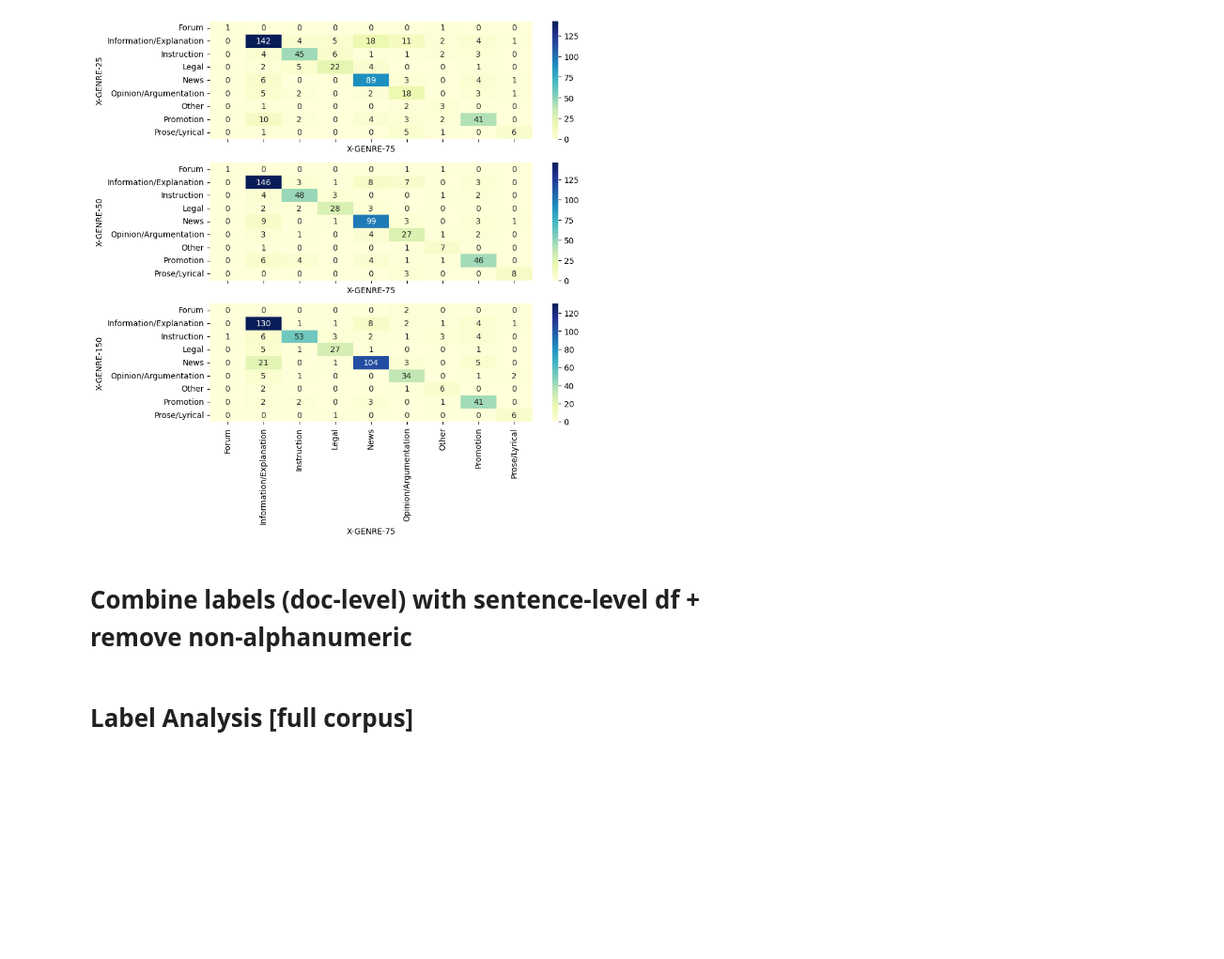
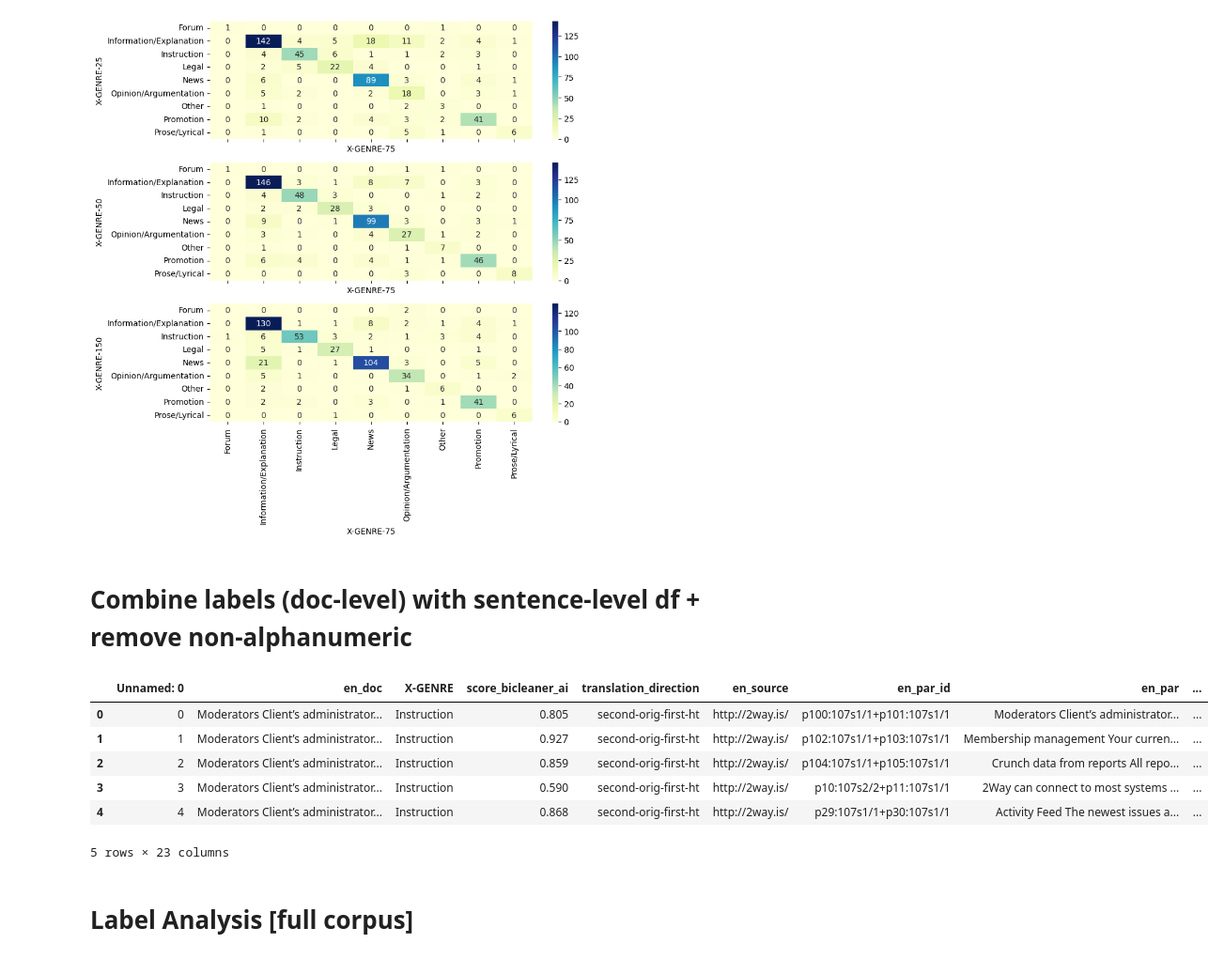
Before and after one commit to Malina03/Genre-enabled-NMT, a Jupyter notebook: analysis.ipynb, the cells around one changed output. Shown at 94% size. Saved outputs shown, nothing was run; the diff lists cells and outputs as text; code cells hidden in the pictures; blank space fills up the shorter version.

```diff
--- a/analysis.ipynb
+++ b/analysis.ipynb
@@ -217,5 +337,15 @@ data = pd.merge(doc_labels, data, on="en_doc")
 # remove Unnamed: 0 column
 data = data.drop(columns=["Unnamed: 0"])
 data.to_csv("data/Macocu-is-en-sent-doc-labelled.csv", sep="\t")
+# %%
+doc_data.head()
+# %% [output]
+|  | Unnamed: 0 | en_doc | X-GENRE | score_bicleaner_ai | translation_direction | en_source | en_par_id | en_par | ... |
+| 0 | 0 | Moderators Client’s administrator... | Instruction | 0.805 | second-orig-first-ht | http://2way.is/ | p100:107s1/1+p101:107s1/1 | Moderators Client’s administrator... | ... |
+| 1 | 1 | Moderators Client’s administrator... | Instruction | 0.927 | second-orig-first-ht | http://2way.is/ | p102:107s1/1+p103:107s1/1 | Membership management Your curren... | ... |
+| 2 | 2 | Moderators Client’s administrator... | Instruction | 0.859 | second-orig-first-ht | http://2way.is/ | p104:107s1/1+p105:107s1/1 | Crunch data from reports All repo... | ... |
+| 3 | 3 | Moderators Client’s administrator... | Instruction | 0.590 | second-orig-first-ht | http://2way.is/ | p10:107s2/2+p11:107s1/1 | 2Way can connect to most systems ... | ... |
+| 4 | 4 | Moderators Client’s administrator... | Instruction | 0.868 | second-orig-first-ht | http://2way.is/ | p29:107s1/1+p30:107s1/1 | Activity Feed The newest issues a... | ... |
+5 rows × 23 columns
 # %% [markdown]
 # Label Analysis [full corpus]
```
Also changed, not shown: parts of 39 cells of this notebook, 1 other file.
